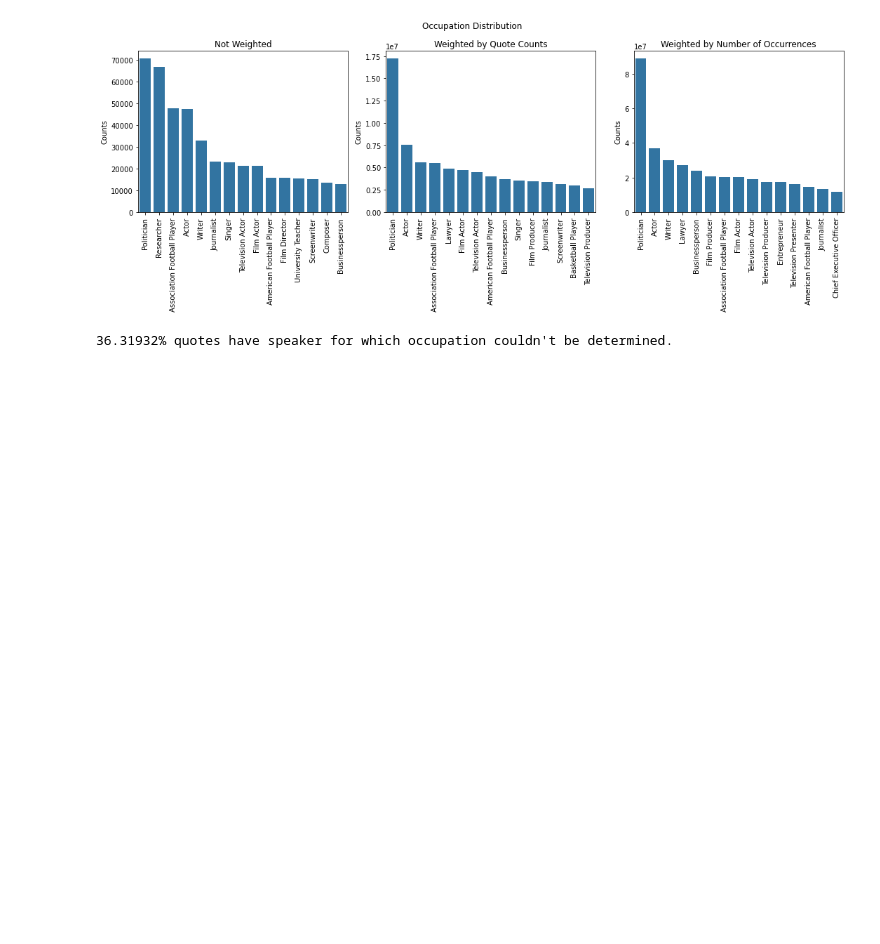
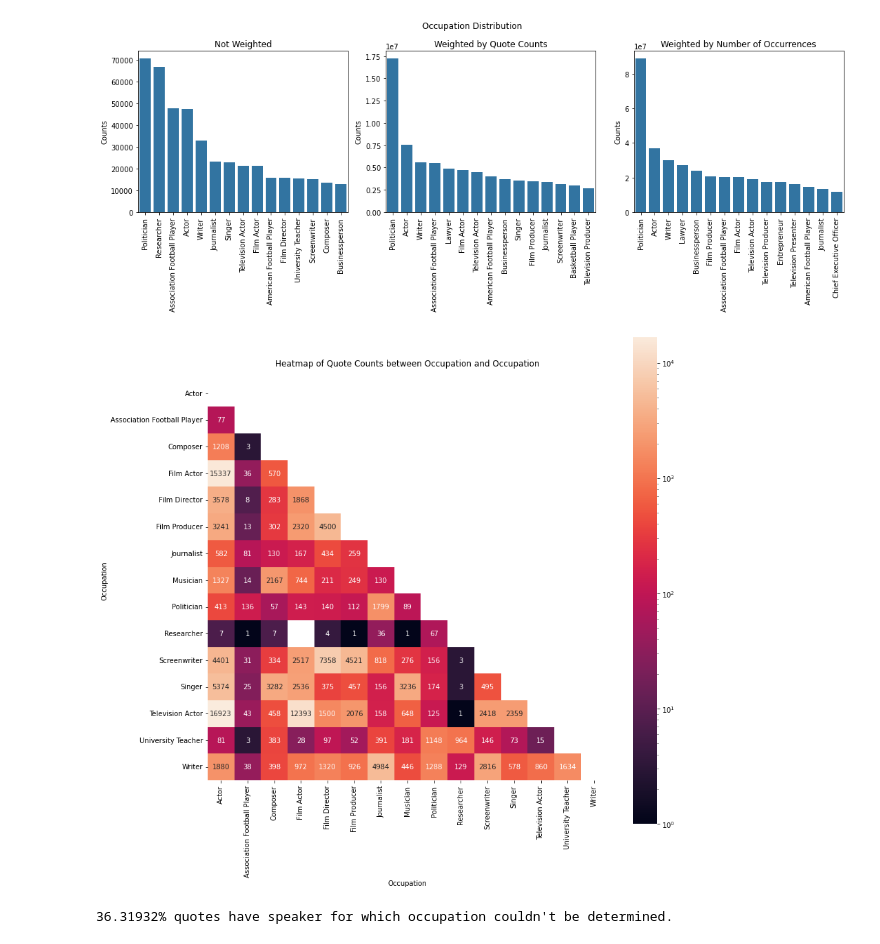
Before and after one commit to epfl-ada/ada-2021-project-cool-group-name, a Jupyter notebook: Project.ipynb, the cells around one changed output. Saved outputs shown, nothing was run; the diff lists cells and outputs as text; code cells hidden in the pictures; blank space fills up the shorter version.

```diff
--- a/Project.ipynb
+++ b/Project.ipynb
@@ -407,6 +419,10 @@ Finally, we can observe that the distribution changes when weighting by the numb
 plot.plot_speaker_feature_distribution(speakers_info, 'occupation', n_bars = 15, figsize = (15, 6))
 # %% [output]
 [figure]
+# %%
+plot.plot_co_occurrence_matrix(speakers_info, 'occupation', 'occupation', keep_top_n = 15, figsize = (13, 13))
+# %% [output]
+[figure, added]
 # %%
 print(f"{(speakers_info['occupation'].isna() * speakers_info['quote_count']).sum() / speakers_info['quote_count'].sum():.5%} quotes have speaker for which occupation couldn't be determined.")
 # %% [output]
```
Also changed, not shown: parts of 31 cells of this notebook, 2 other files.
